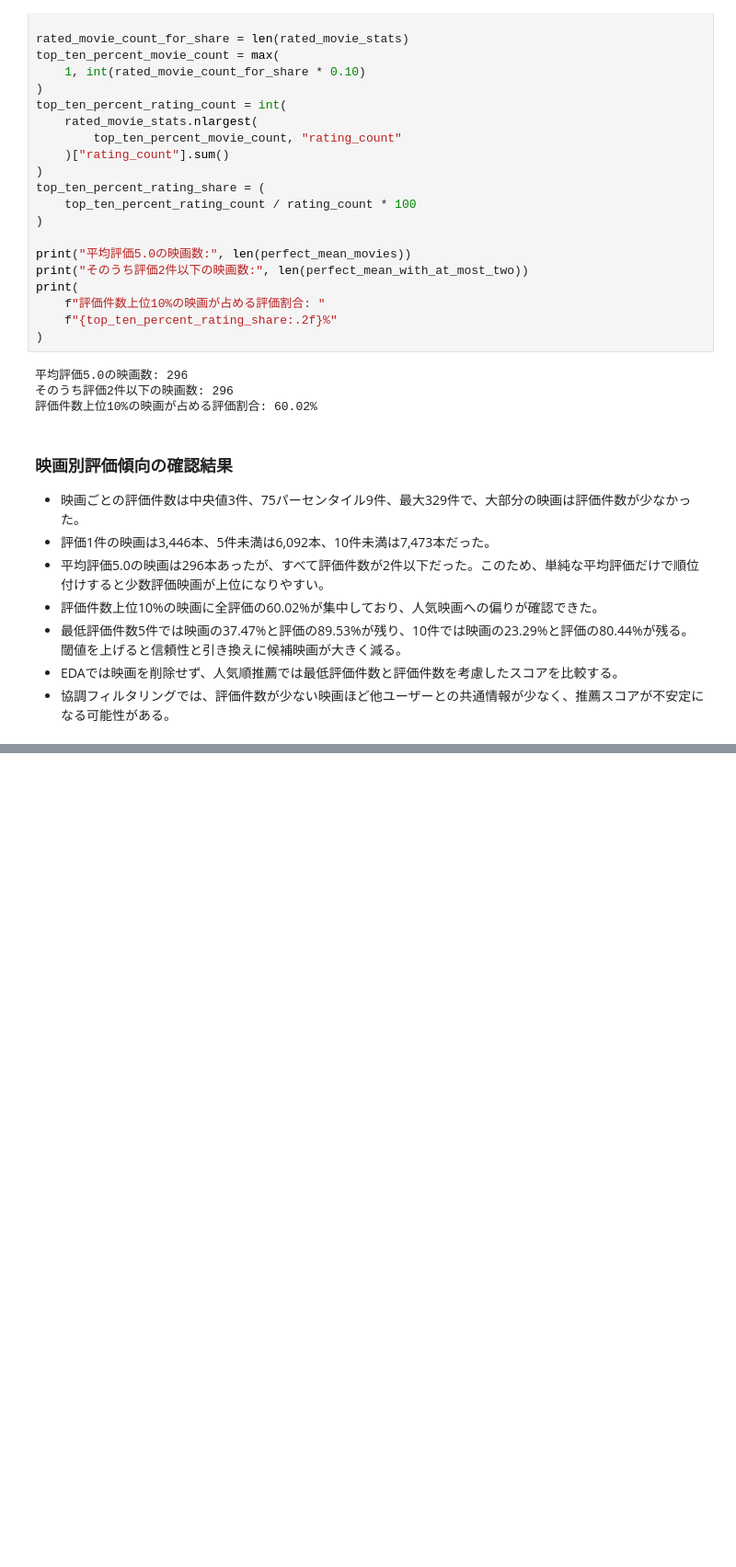
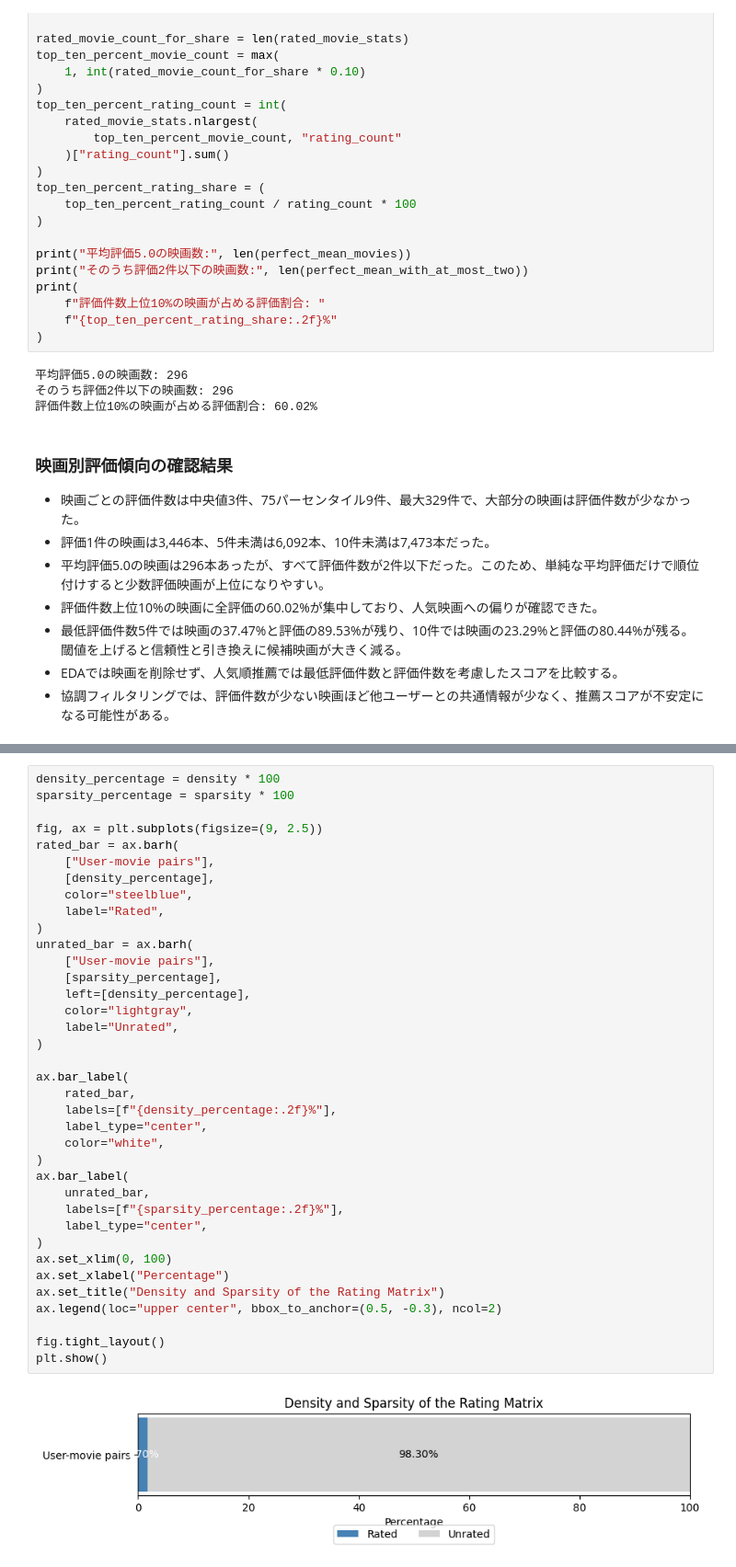
Before and after one commit to HM927/movie-recommendation-system, a Jupyter notebook: notebooks/exploration.ipynb, the cells around one changed output, grey strips where cells are left out. Shown at 92% size. Saved outputs shown, nothing was run; the diff lists cells and outputs as text; blank space fills up the shorter version.

Commit message:
feat: analyze rating matrix sparsity

```diff
--- a/notebooks/exploration.ipynb
+++ b/notebooks/exploration.ipynb
@@ -1023,0 +1110,39 @@ print(
+# %%
+density_percentage = density * 100
+sparsity_percentage = sparsity * 100
+
+fig, ax = plt.subplots(figsize=(9, 2.5))
+rated_bar = ax.barh(
+    ["User-movie pairs"],
+    [density_percentage],
+    color="steelblue",
+    label="Rated",
+)
+unrated_bar = ax.barh(
+    ["User-movie pairs"],
+    [sparsity_percentage],
+    left=[density_percentage],
+    color="lightgray",
+    label="Unrated",
+)
+
+ax.bar_label(
+    rated_bar,
+    labels=[f"{density_percentage:.2f}%"],
+    label_type="center",
+    color="white",
+)
+ax.bar_label(
+    unrated_bar,
+    labels=[f"{sparsity_percentage:.2f}%"],
+    label_type="center",
+)
+ax.set_xlim(0, 100)
+ax.set_xlabel("Percentage")
+ax.set_title("Density and Sparsity of the Rating Matrix")
+ax.legend(loc="upper center", bbox_to_anchor=(0.5, -0.3), ncol=2)
+
+fig.tight_layout()
+plt.show()
+# %% [output]
+[figure, added]
```
Also changed, not shown: parts of 6 cells of this notebook.
